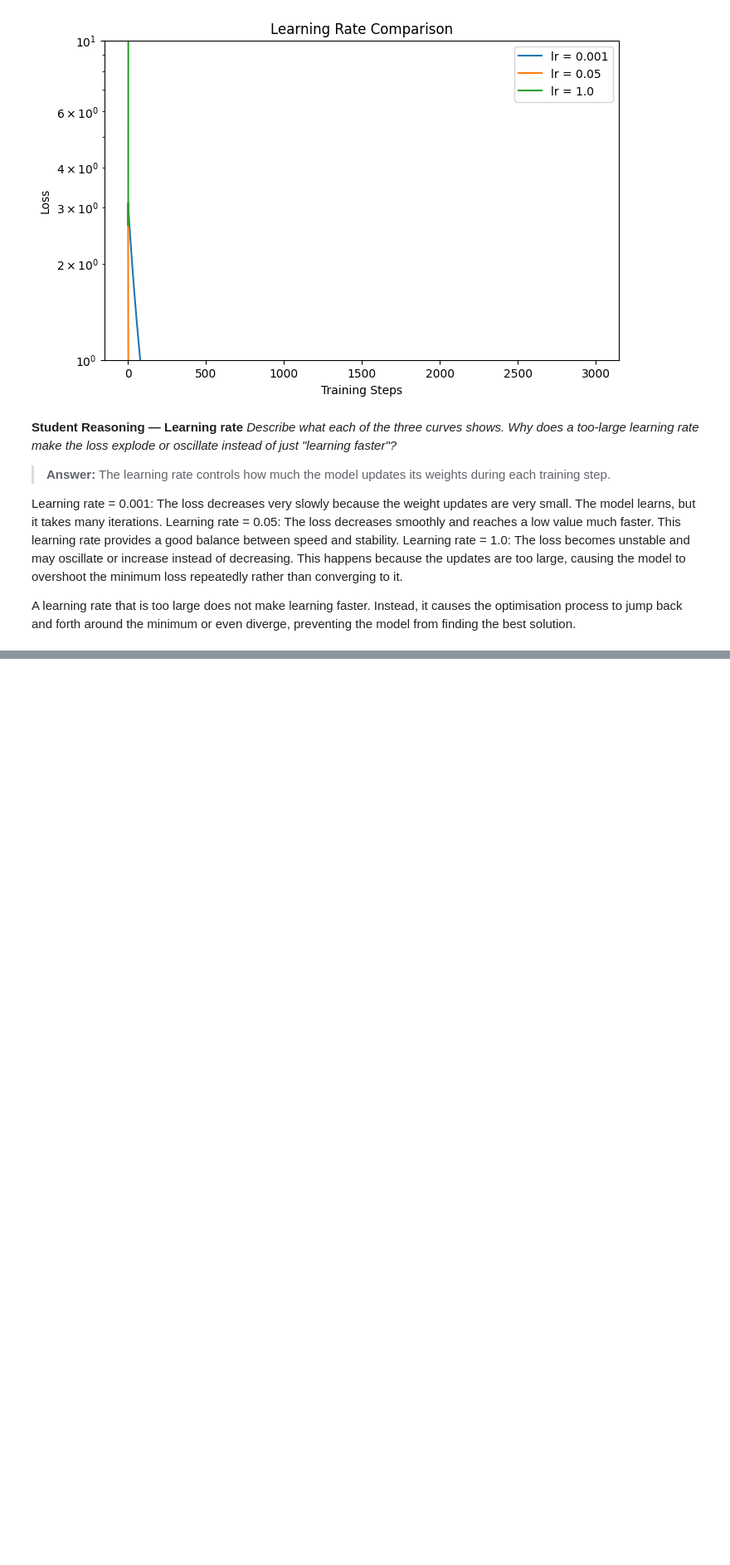
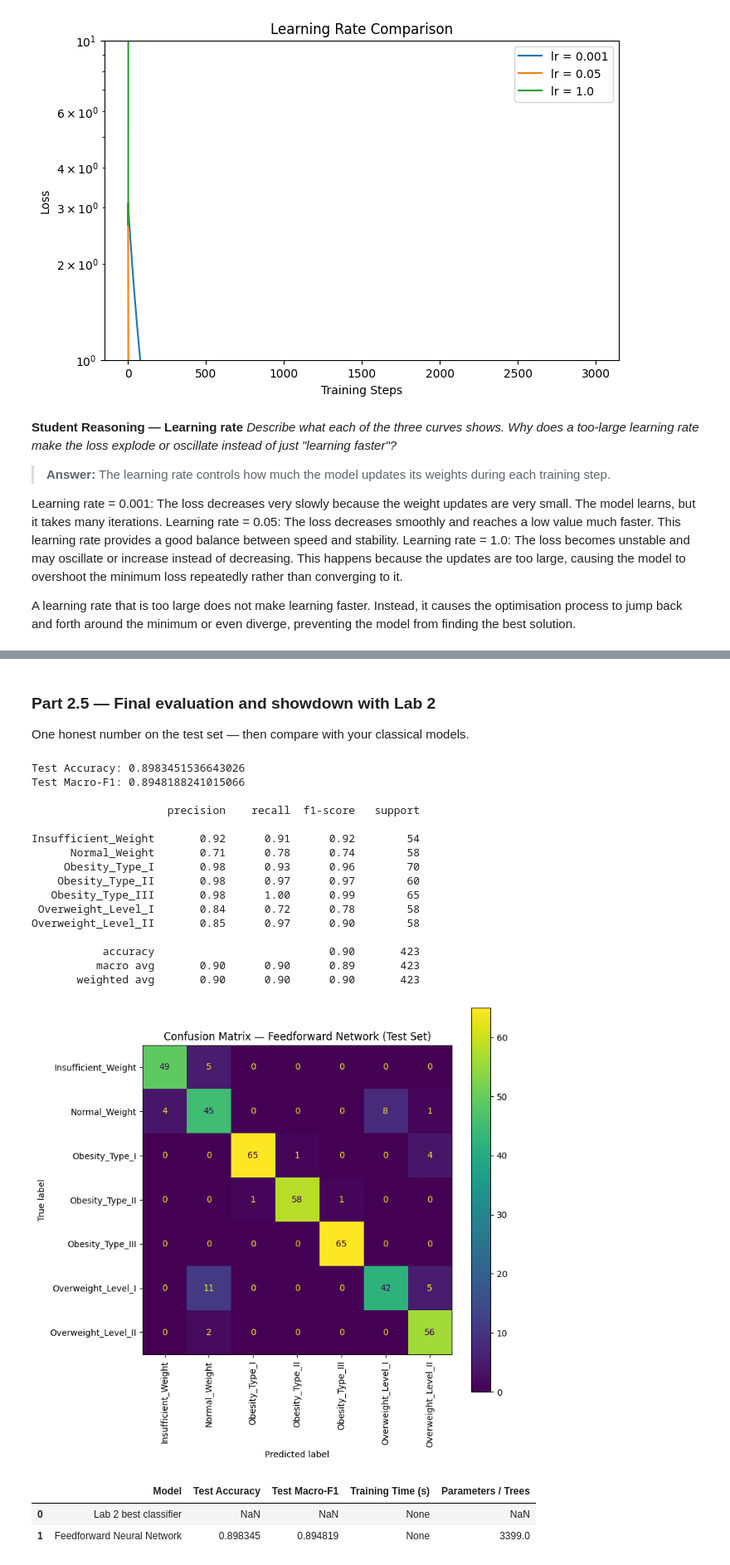
Before and after one commit to amatullahaloula/lab-3-feedforward-networks, a Jupyter notebook: Section1_Lab_3.ipynb, the cells around one changed output, grey strips where cells are left out. Shown at 83% size. Drawn from its saved outputs; the diff is of its cells as text; code cells hidden in the pictures; blank space fills up the shorter version.

Commit message:
Section 2 added. Model trained

```diff
--- a/Section1_Lab_3.ipynb
+++ b/Section1_Lab_3.ipynb
@@ -348,0 +898,70 @@ A learning rate that is too large does not make learning faster. Instead, it cau
+# %% [markdown]
+### Part 2.5 — Final evaluation and showdown with Lab 2
+One honest number on the test set — then compare with your classical models.
+# %%
+from sklearn.metrics import accuracy_score, f1_score, classification_report, ConfusionMatrixDisplay
+
+# Load your best configuration's weights (saved during Part 2.3 training)
+model.load_state_dict(torch.load("ffn_best.pt", map_location=DEVICE))
+model.eval()
+
+all_preds = []
+all_labels = []
+
+with torch.no_grad():
+    for xb, yb in test_loader:
+        xb = xb.to(DEVICE)
+        logits = model(xb)
+        preds = torch.argmax(logits, dim=1)
+        all_preds.extend(preds.cpu().numpy())
+        all_labels.extend(yb.numpy())
+
+test_acc = accuracy_score(all_labels, all_preds)
+test_f1 = f1_score(all_labels, all_preds, average="macro")
+
+print("Test Accuracy:", test_acc)
+print("Test Macro-F1:", test_f1)
+print()
+print(classification_report(all_labels, all_preds, target_names=target_encoder.classes_))
+
+# Confusion matrix
+class_names = target_encoder.classes_
+fig, ax = plt.subplots(figsize=(8, 8))
+ConfusionMatrixDisplay.from_predictions(
+    all_labels, all_preds, display_labels=class_names, xticks_rotation="vertical", ax=ax
+)
+plt.title("Confusion Matrix — Feedforward Network (Test Set)")
+plt.show()
+
+# Comparison table with Lab 2's best classifier
+# Fill in the two None values below with your actual Lab 2 numbers
+comparison = pd.DataFrame({
+    "Model": ["Lab 2 best classifier", "Feedforward Neural Network"],
+    "Test Accuracy": [None, test_acc],
+    "Test Macro-F1": [None, test_f1],
+    "Training Time (s)": [None, None],
+    "Parameters / Trees": [None, total_params],
+})
+
+comparison
+# %% [output]
+Test Accuracy: 0.8983451536643026
+Test Macro-F1: 0.8948188241015066
+
+                     precision    recall  f1-score   support
+
+Insufficient_Weight       0.92      0.91      0.92        54
+      Normal_Weight       0.71      0.78      0.74        58
+     Obesity_Type_I       0.98      0.93      0.96        70
+    Obesity_Type_II       0.98      0.97      0.97        60
+   Obesity_Type_III       0.98      1.00      0.99        65
+ Overweight_Level_I       0.84      0.72      0.78        58
+Overweight_Level_II       0.85      0.97      0.90        58
+
+           accuracy                           0.90       423
+          macro avg       0.90      0.90      0.89       423
+       weighted avg       0.90      0.90      0.90       423
+[figure, added]
+|  | Model | Test Accuracy | Test Macro-F1 | Training Time (s) | Parameters / Trees |
+| 0 | Lab 2 best classifier | NaN | NaN | None | NaN |
+| 1 | Feedforward Neural Network | 0.898345 | 0.894819 | None | 3399.0 |
```
Also changed, not shown: parts of 14 cells of this notebook.
